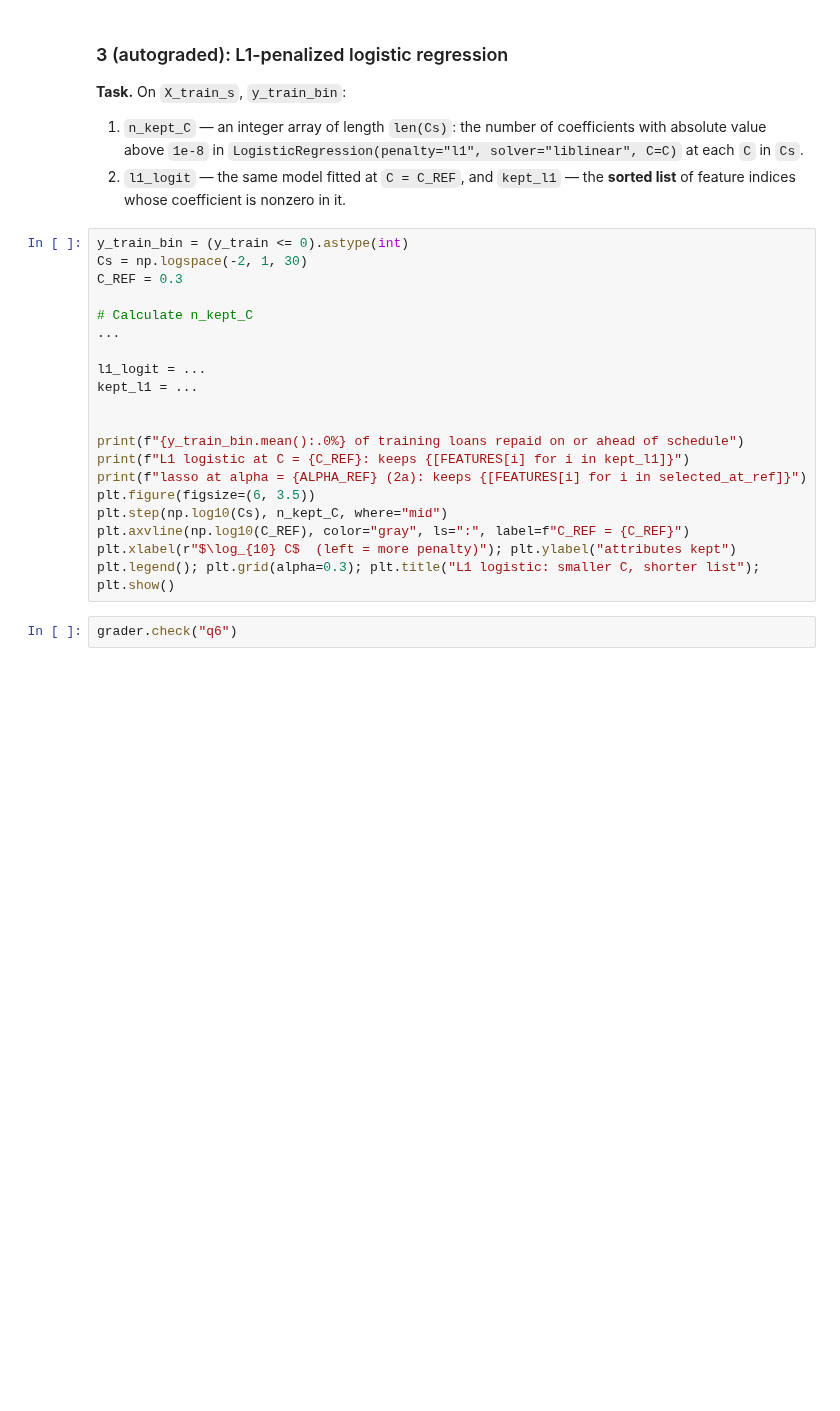
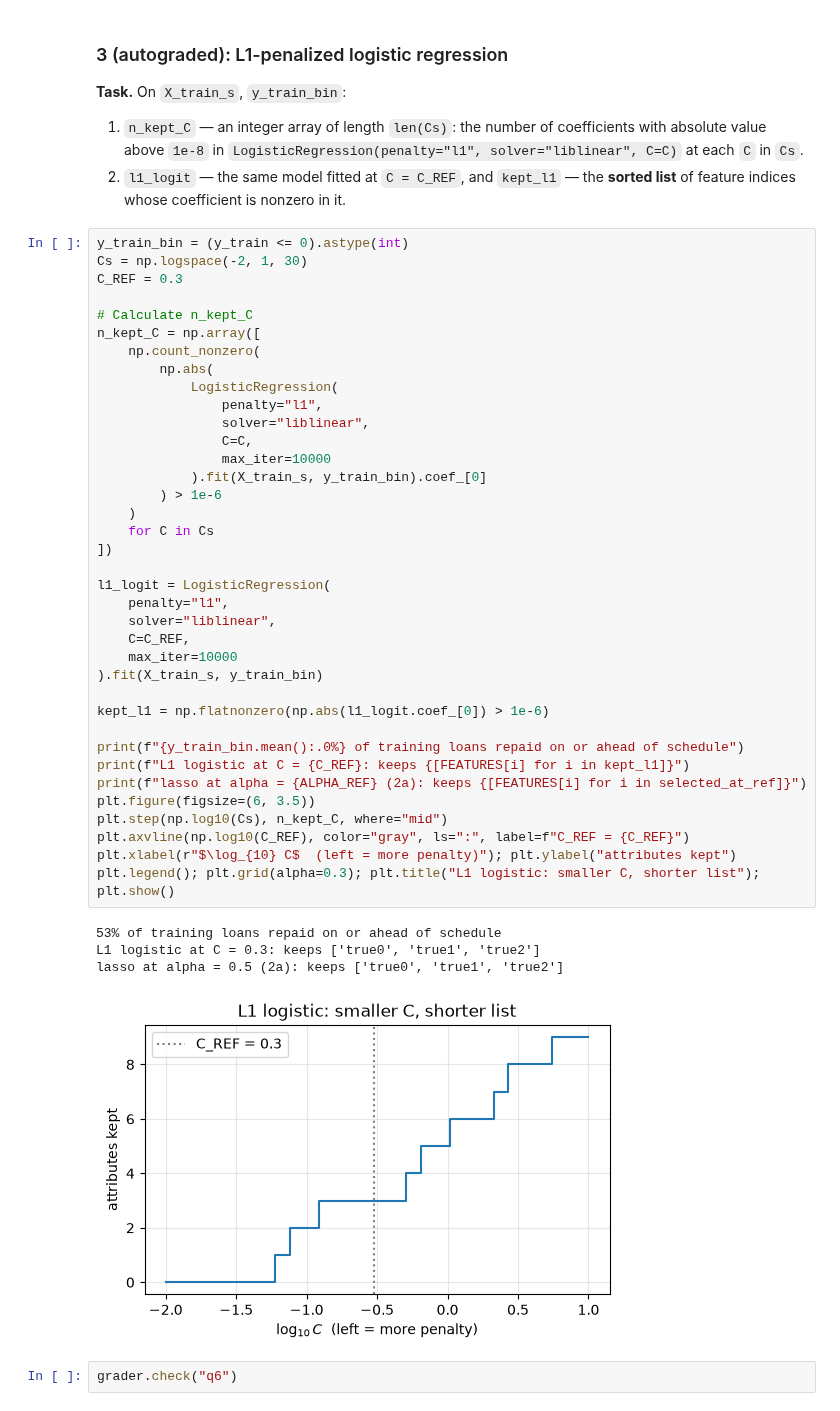
Before and after one commit to Patrio-Marcus/DS701-Materials-FA26, a Jupyter notebook: class_activity_notebooks/11B-InClass-Exercise-Regularization-A1/11B-InClass-Exercise-Regularization-A1.ipynb, the cells around one changed output. Cells and saved outputs as stored; diff of their text form; blank space fills up the shorter version.

```diff
--- a/class_activity_notebooks/11B-InClass-Exercise-Regularization-A1/11B-InClass-Exercise-Regularization-A1.ipynb
+++ b/class_activity_notebooks/11B-InClass-Exercise-Regularization-A1/11B-InClass-Exercise-Regularization-A1.ipynb
@@ -384,23 +454,45 @@ behind.
 # %%
 y_train_bin = (y_train <= 0).astype(int)
 Cs = np.logspace(-2, 1, 30)
 C_REF = 0.3
 
 # Calculate n_kept_C
-...
+n_kept_C = np.array([
+    np.count_nonzero(
+        np.abs(
+            LogisticRegression(
+                penalty="l1",
+                solver="liblinear",
+                C=C,
+                max_iter=10000
+            ).fit(X_train_s, y_train_bin).coef_[0]
+        ) > 1e-6
+    )
+    for C in Cs
+])
 
-l1_logit = ...
-kept_l1 = ...
+l1_logit = LogisticRegression(
+    penalty="l1",
+    solver="liblinear",
+    C=C_REF,
+    max_iter=10000
+).fit(X_train_s, y_train_bin)
 
+kept_l1 = np.flatnonzero(np.abs(l1_logit.coef_[0]) > 1e-6)
 
 print(f"{y_train_bin.mean():.0%} of training loans repaid on or ahead of schedule")
 print(f"L1 logistic at C = {C_REF}: keeps {[FEATURES[i] for i in kept_l1]}")
 print(f"lasso at alpha = {ALPHA_REF} (2a): keeps {[FEATURES[i] for i in selected_at_ref]}")
 plt.figure(figsize=(6, 3.5))
 plt.step(np.log10(Cs), n_kept_C, where="mid")
 plt.axvline(np.log10(C_REF), color="gray", ls=":", label=f"C_REF = {C_REF}")
 plt.xlabel(r"$\log_{10} C$  (left = more penalty)"); plt.ylabel("attributes kept")
 plt.legend(); plt.grid(alpha=0.3); plt.title("L1 logistic: smaller C, shorter list"); plt.show()
+# %% [output]
+53% of training loans repaid on or ahead of schedule
+L1 logistic at C = 0.3: keeps ['true0', 'true1', 'true2']
+lasso at alpha = 0.5 (2a): keeps ['true0', 'true1', 'true2']
+[figure, added]
 # %%
 grader.check("q6")
 # %% [markdown]
```
Also changed, not shown: parts of 11 cells of this notebook.
